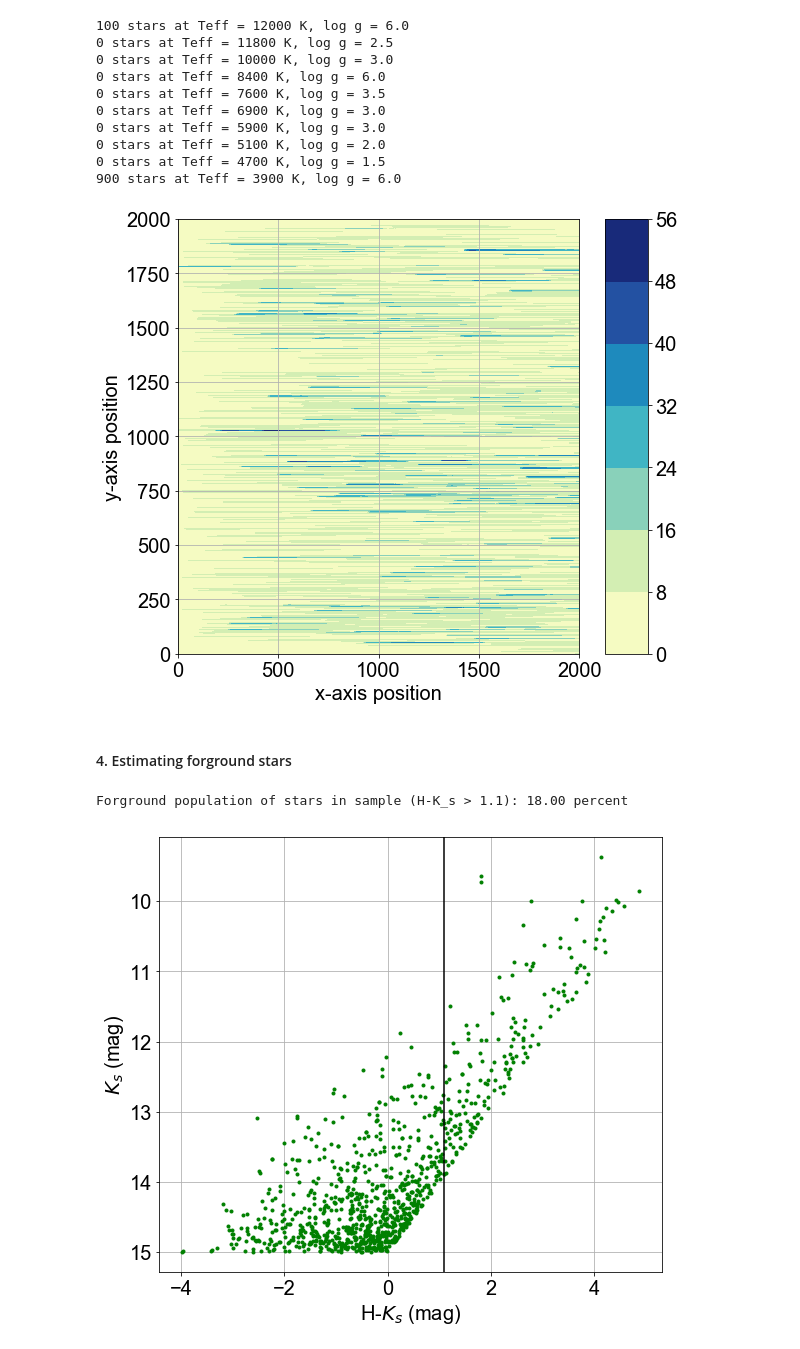
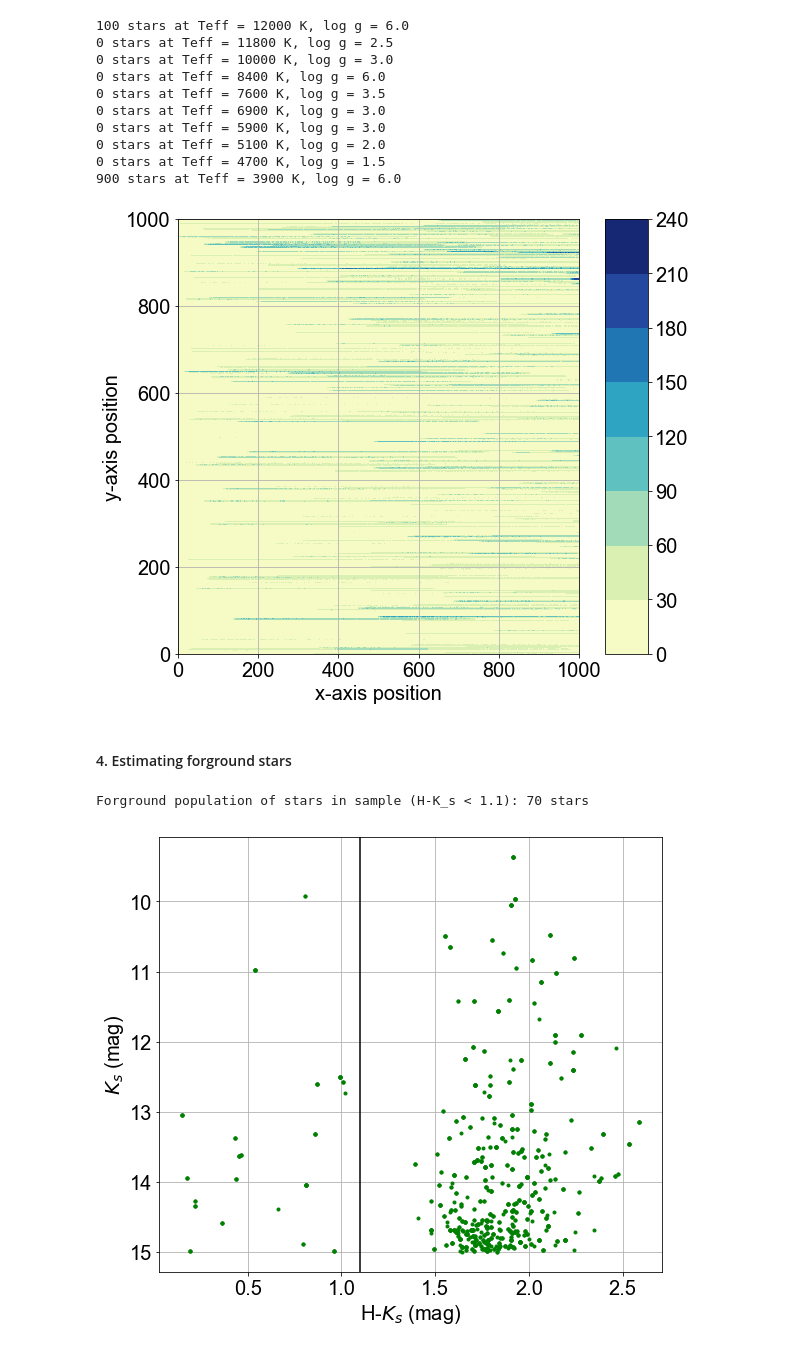
Before and after one commit to SoumyaShreeram/Slitless_spectroscopy, a Jupyter notebook: 02_Using_GALACTICNUCLEUS_catalog_to_produce_spectral_images.ipynb, the cells around one changed output. Drawn from its saved outputs; the diff is of its cells as text; code cells hidden in the pictures.

```diff
--- a/02_Using_GALACTICNUCLEUS_catalog_to_produce_spectral_images.ipynb
+++ b/02_Using_GALACTICNUCLEUS_catalog_to_produce_spectral_images.ipynb
@@ -51,7 +51,7 @@ current_dir = os.getcwd()
 data_dir = os.path.join(current_dir, "Data")
 
 # putting together the file name
-string_name = 'J_A+A_631_A20_central.dat.fits'
+string_name = 'central_pixels.txt'
 filename = os.path.join(data_dir, string_name)
 
 # region of the sky into which we zoom in
@@ -61,7 +61,7 @@ de_ll, de_ul = -29.04, -29.06
 max_stars = 1000
 
 # FOV in pixels
-l_pix, u_pix = 0, 2000
+l_pix, u_pix = 0, 1000
 
 # cuts off stars below a certain flux from the bottom
 cut_off_ll = 15
@@ -76,6 +76,9 @@ disperse_range = k_band_range/delta_lambda
 print('The size of dispersion is set to be %d pixels'%disperse_range)
 
 dispersion_angle = 0 # degrees
+
+# selecting a small region of the sky
+limits = [1000, 2000, 2500, 3500]
 # %% [output]
 The size of dispersion is set to be 600 pixels
 # %% [markdown]
@@ -98,18 +101,18 @@ forground_star_cut = 1.1
 3. Select stars whose flux is magnitude is > 50
 4. Select only 1000 random stars from the given FOV
 # %%
-mag_Ks, ra_Ks, de_Ks, errors, mag_H = ssfm.readCatalogFile(filename)
+importlib.reload(ssfm)
+x_pos, y_pos, mag_H, mag_Ks = ssfm.readCatalogFile(filename)
 
 # step 1: defining the FOV to be a few arcmin x arcmin
-de_idx_array = ssfm.selectFOV(de_ll, de_ul, de_Ks)
-mag_Ks, ra_Ks, de_Ks = mag_Ks[de_idx_array], ra_Ks[de_idx_array], de_Ks[de_idx_array]
+x_pos, y_pos, mag_H, mag_Ks = ssfm.selectFOV(limits, x_pos, y_pos, mag_H, mag_Ks)
 
 # step 2: make sure data is free of rogue points i.e. flux = 99 points
-mag_Ks, ra_Ks, de_Ks = ssfm.selectRealStars(mag_Ks, ra_Ks, de_Ks)
+x_pos, y_pos, mag_H, mag_Ks = ssfm.selectRealStars(x_pos, y_pos, mag_H, mag_Ks)
 
 # step 3: setting lower limit on the flux
-mag_Ks, ra_Ks, de_Ks = ssfm.cutOffFlux(mag_Ks, ra_Ks, de_Ks, cut_off_ll)
+x_pos, y_pos, mag_H, mag_Ks = ssfm.cutOffFlux(cut_off_ll, x_pos, y_pos, mag_H, mag_Ks)
 
 # step 4: select a few thousand stars within the FOV
-mag_Ks, ra_Ks, de_Ks, idx = ssfm.selectMaxStars(mag_Ks, ra_Ks, de_Ks, max_stars)
+x_pos, y_pos, mag_H, mag_Ks = ssfm.selectMaxStars(max_stars, x_pos, y_pos, mag_H, mag_Ks)
 # %% [output]
@@ -133,7 +136,7 @@ pt.shortenXYaxisTicks(ax)
 #### 3. Dispersing the stars
 # %%
 # mapping right ascension and declination to (pixel, pixel) FOV
-x_pos, y_pos = ssfm.mapToFOVinPixels(de_Ks, ra_Ks, u_pix)
+x_pos, y_pos = ssfm.mapToFOVinPixels(x_pos, y_pos, u_pix)
 
 # dispersing the stars and plotting it
 x_disperse, y_disperse = pt.plotDispersedStars(x_pos, y_pos, l_pix, u_pix, \
@@ -166,25 +169,21 @@ flux_matrix2D = ss.construct2DFluxMatrix(flux_matrix2D, y_disperse, x_disperse,
 
 flux_matrix_stars2D = csr_matrix((mag_Ks, (y_pos, x_pos)), shape=(u_pix, u_pix)).toarray()
 # %%
-pt.plotContour(l_pix, u_pix, flux_matrix2D)
+pt.plotContour(l_pix, u_pix, ss.addNoise(flux_matrix2D, u_pix))
 # %% [output]
-[figure, old version]
+[figure, new version]
 # %% [markdown]
 #### 4. Estimating forground stars
 # %%
-# applying same cuts to H-band as those applied to K_s
-mag_H = mag_H[mag_H<cut_off_ll]
-mag_H_new = mag_H[idx]
-
 # plot the result
 fig, ax = plt.subplots(1,1,figsize=(9,8))
-ax.plot(mag_H_new-mag_Ks, mag_Ks, 'g.')
+ax.plot(mag_H-mag_Ks, mag_Ks, 'g.')
 ax.invert_yaxis()
-
+importlib.reload(ss)
 #plot vertical line signifying the cut-off
 ax.axvline(forground_star_cut, color='k')
 pt.setLabel(ax, r'H-$K_s$ (mag)', r'$K_s$ (mag)', '', 'default', 'default', legend=False)
-ss.printForgroundPopulation(mag_H_new-mag_Ks, max_stars)
+ss.printForgroundPopulation(mag_H-mag_Ks, max_stars)
 # %% [output]
-Forground population of stars in sample (H-K_s > 1.1): 18.00 percent
+Forground population of stars in sample (H-K_s < 1.1): 70 stars
-[figure, old version]
+[figure, new version]
```
Also changed, not shown: parts of 3 cells of this notebook, 6 other files.
